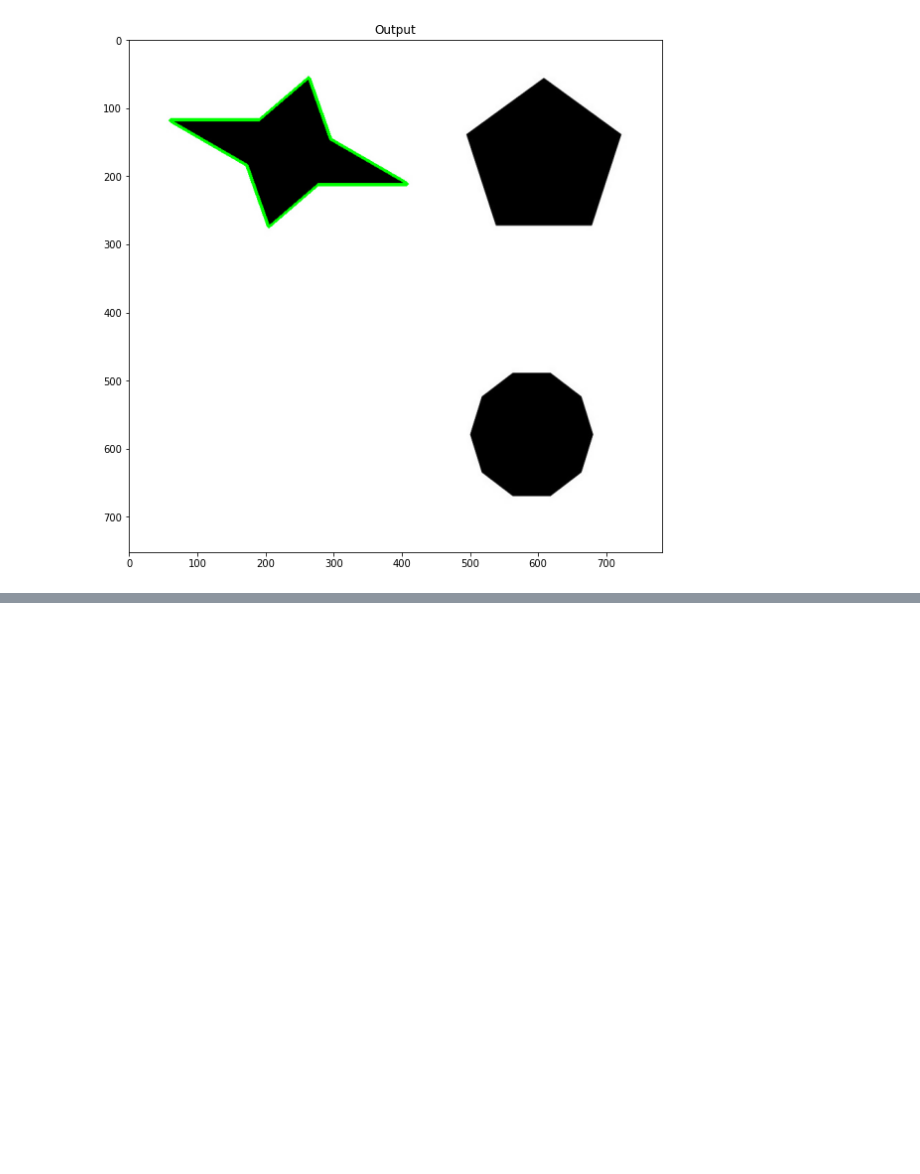
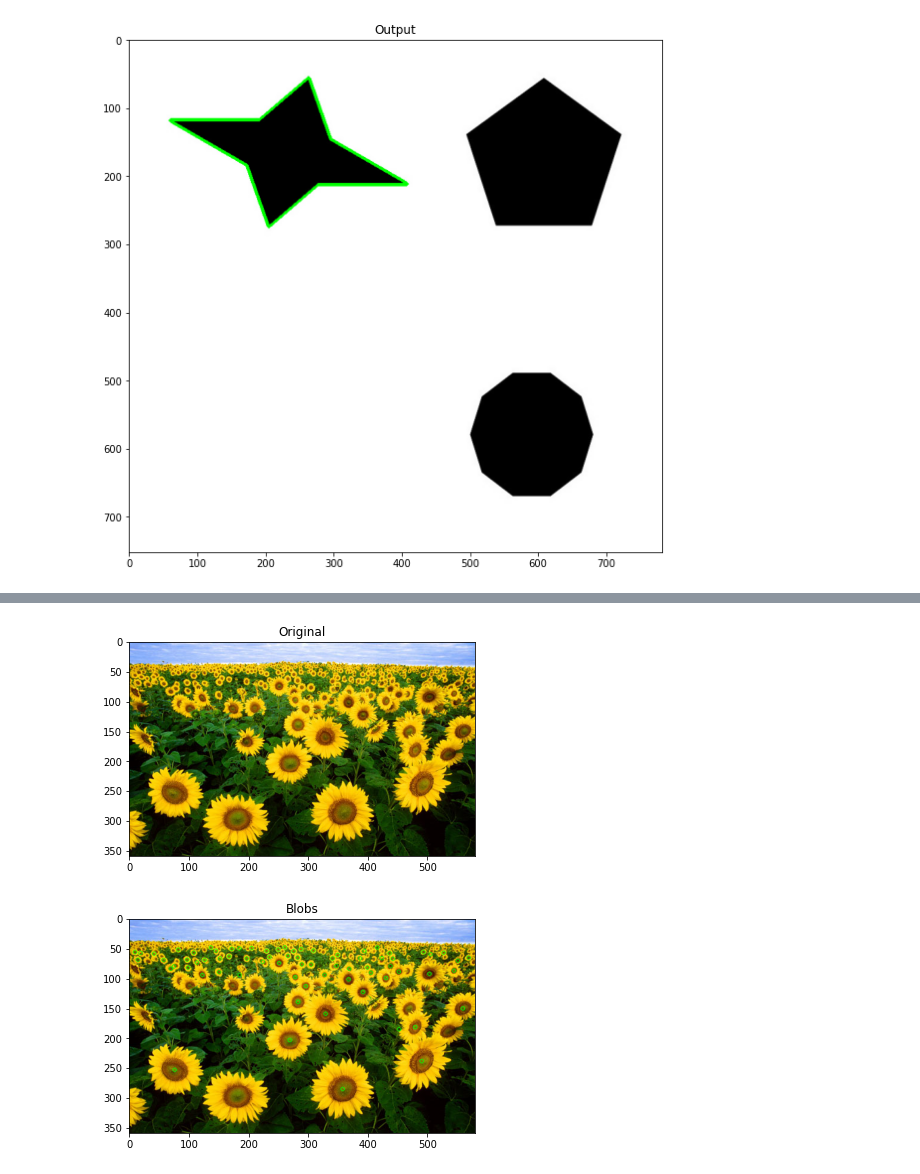
Before and after one commit to enosjeba/OpenCV, a Jupyter notebook: OpenCv_Contours.ipynb, the cells around one changed output, grey strips where cells are left out. Cells and saved outputs as stored; diff of their text form; code cells hidden in the pictures; blank space fills up the shorter version.

```diff
--- a/OpenCv_Contours.ipynb
+++ b/OpenCv_Contours.ipynb
@@ -605,0 +735,22 @@ imshow('Output', target)
+# %%
+#read images
+image = cv2.imread('images/Sunflowers.jpg')
+imshow("Original", image)
+
+#Set up detector with default parameters
+detector = cv2.SimpleBlobDetector_create()
+
+#Detect Blobs
+keypoints = detector.detect(image)
+
+#Draw detected blobs as red circle
+#cv2.DRAW_MATCHES_FLAGS_DRAW_RICH_KEYPOINTS ensures the size of
+#the circle corresponds to size of the blob
+blank = np.zeros((1,1))
+blobs = cv2.drawKeypoints(image, keypoints, blank, (0,255,0), cv2.DRAW_MATCHES_FLAGS_DEFAULT)
+
+#show keypoints
+imshow("Blobs", blobs)
+# %% [output]
+[figure, added]
+[figure, added]
```
Also changed, not shown: parts of 11 cells of this notebook.
